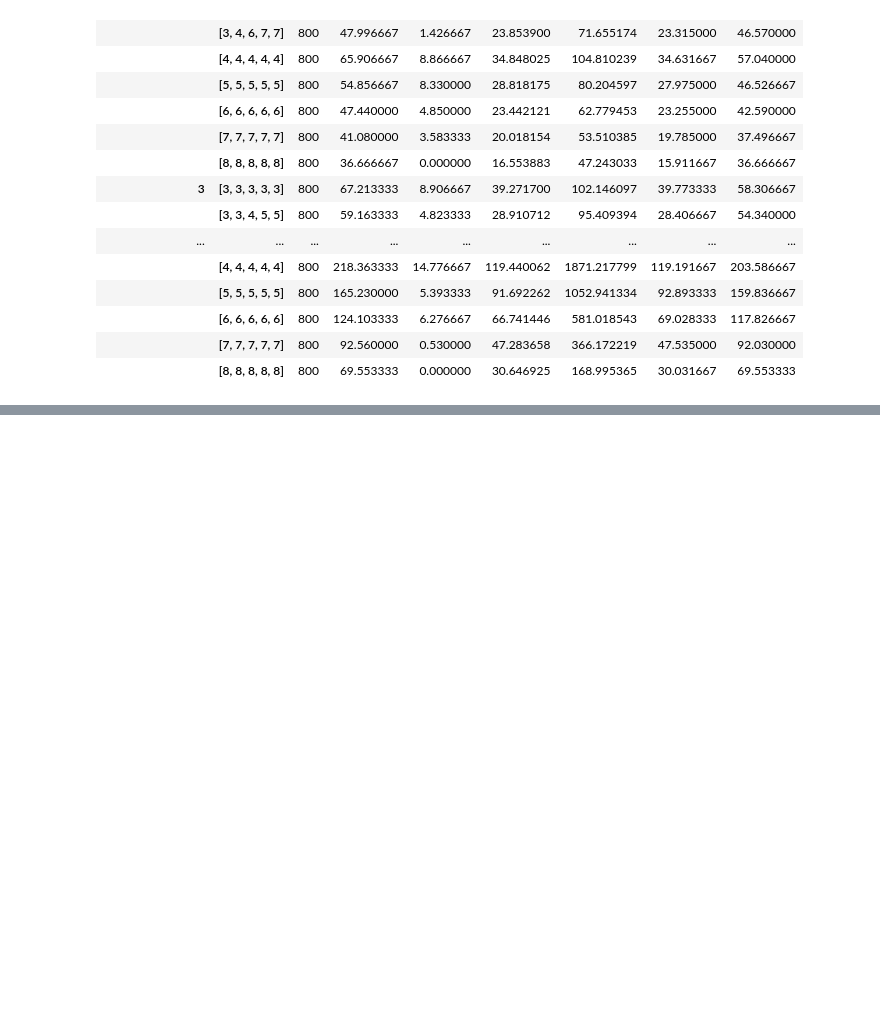
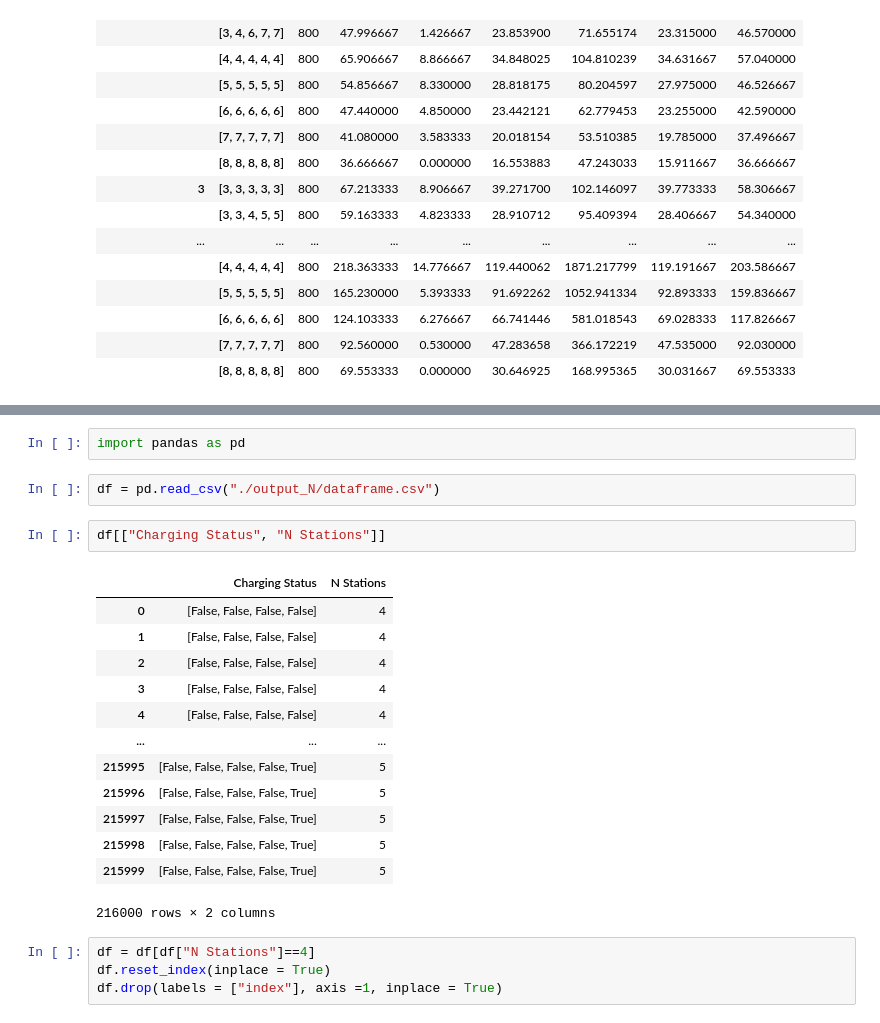
Before and after one commit to MatteoMascheroni1/AdvanceModelingForOperationProject, a Jupyter notebook: code/new code/output/simulation_analysis.ipynb, the cells around one changed output, grey strips where cells are left out. Cells and saved outputs as stored; diff of their text form; blank space fills up the shorter version.

```diff
--- a/code/new code/output/simulation_analysis.ipynb
+++ b/code/new code/output/simulation_analysis.ipynb
@@ -166,0 +169,24 @@ df_output.to_csv("./output_N/statistics.csv", index = True)
+# %%
+import pandas as pd
+# %%
+df = pd.read_csv("./output_N/dataframe.csv")
+# %%
+df[["Charging Status", "N Stations"]]
+# %% [output]
+|  | Charging Status | N Stations |
+| 0 | [False, False, False, False] | 4 |
+| 1 | [False, False, False, False] | 4 |
+| 2 | [False, False, False, False] | 4 |
+| 3 | [False, False, False, False] | 4 |
+| 4 | [False, False, False, False] | 4 |
+| ... | ... | ... |
+| 215995 | [False, False, False, False, True] | 5 |
+| 215996 | [False, False, False, False, True] | 5 |
+| 215997 | [False, False, False, False, True] | 5 |
+| 215998 | [False, False, False, False, True] | 5 |
+| 215999 | [False, False, False, False, True] | 5 |
+216000 rows × 2 columns
+# %%
+df = df[df["N Stations"]==4]
+df.reset_index(inplace = True)
+df.drop(labels = ["index"], axis =1, inplace = True)
```
Also changed, not shown: parts of 4 cells of this notebook, 4 other files.
